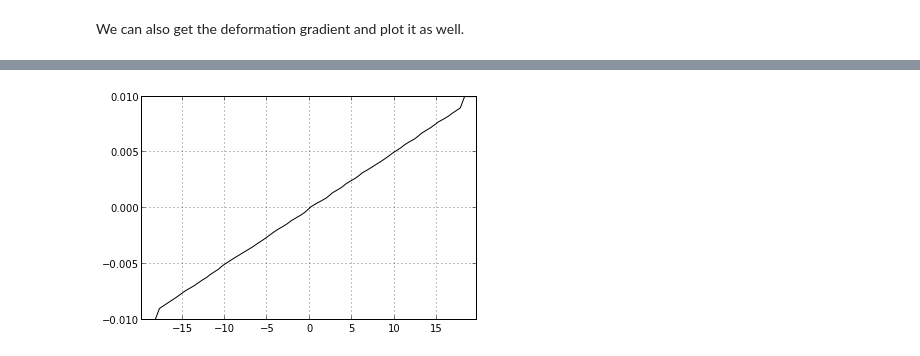
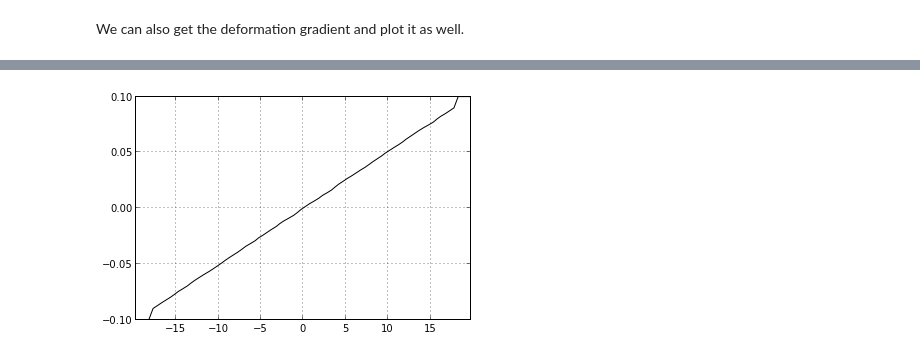
Before and after one commit to johntfoster/1DPDpy, a Jupyter notebook: PD1D.ipynb, the cells around one changed output, grey strips where cells are left out. Cells and saved outputs as stored; diff of their text form; code cells hidden in the pictures.

```diff
--- a/PD1D.ipynb
+++ b/PD1D.ipynb
@@ -122,17 +122,17 @@ plt.axis();
 # %%
 fixed_length = 40
 delta_x = 0.5
 fixed_horizon = 3.5 * delta_x
 
 problem2 = PD_Problem(bar_length=fixed_length, number_of_elements=(fixed_length/delta_x),
                       horizon=fixed_horizon, constitutive_model_flag='LPS', randomization_factor=0.3)
-problem2.solve(prescribed_displacement=0.01)
+problem2.solve(prescribed_displacement=0.1)
 disp2 = problem2.get_solution()
 nodes2 = problem2.get_nodes()
 plt.plot(nodes2, disp2, 'k-');
 plt.grid(b=True);
 plt.axis('tight');
 # %% [output]
-[figure, old version]
+[figure, new version]
 # %%
 plt.plot(range(len(nodes2)), problem2.lengths, 'k-');
```
Also changed, not shown: parts of 9 cells of this notebook, 1 other file.
